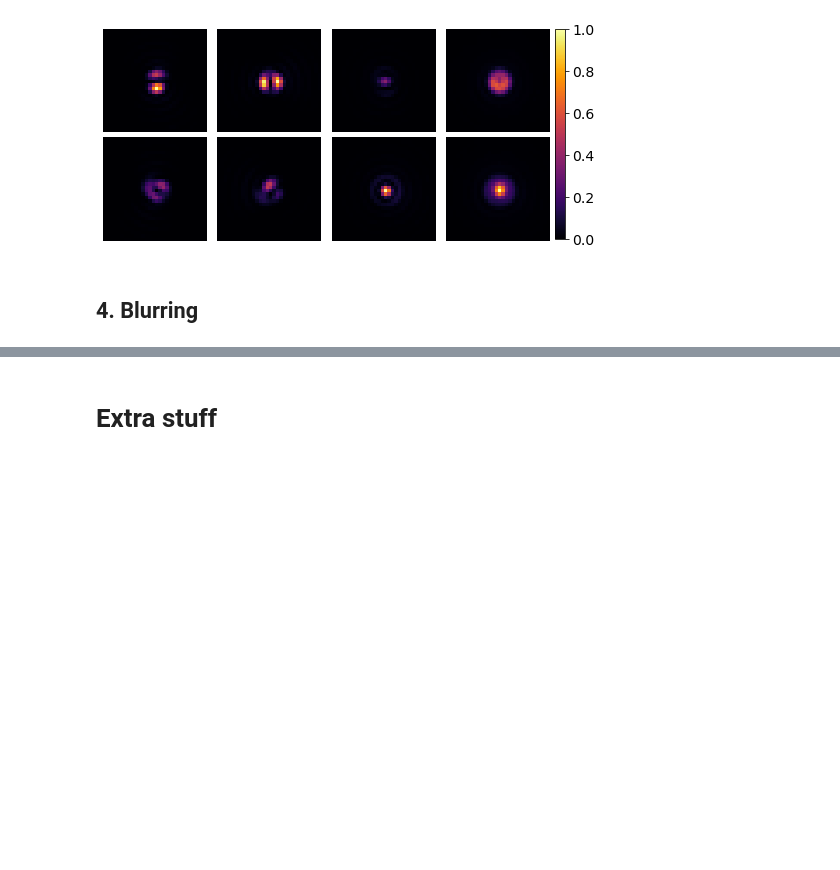
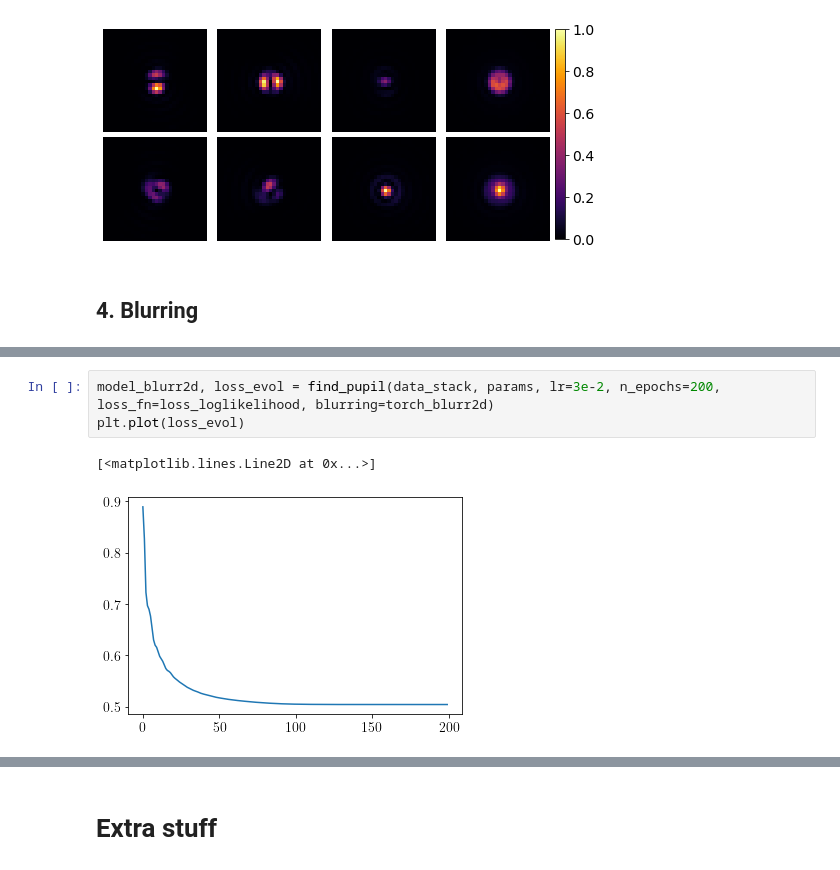
Before and after one commit to rodguti90/pyPSFstack, a Jupyter notebook: pytorch_tests.ipynb, the cells around one changed output, grey strips where cells are left out. Saved outputs shown, nothing was run; the diff lists cells and outputs as text; blank space fills up the shorter version.

```diff
--- a/pytorch_tests.ipynb
+++ b/pytorch_tests.ipynb
@@ -315,0 +337,6 @@ plt.plot(jv(3/2,np.arange(0,5,.05)))
+# %%
+model_blurr2d, loss_evol = find_pupil(data_stack, params, lr=3e-2, n_epochs=200, loss_fn=loss_loglikelihood, blurring=torch_blurr2d)
+plt.plot(loss_evol)
+# %% [output]
+[<matplotlib.lines.Line2D at 0x...>]
+[figure, added]
```
Also changed, not shown: parts of 42 cells of this notebook.
